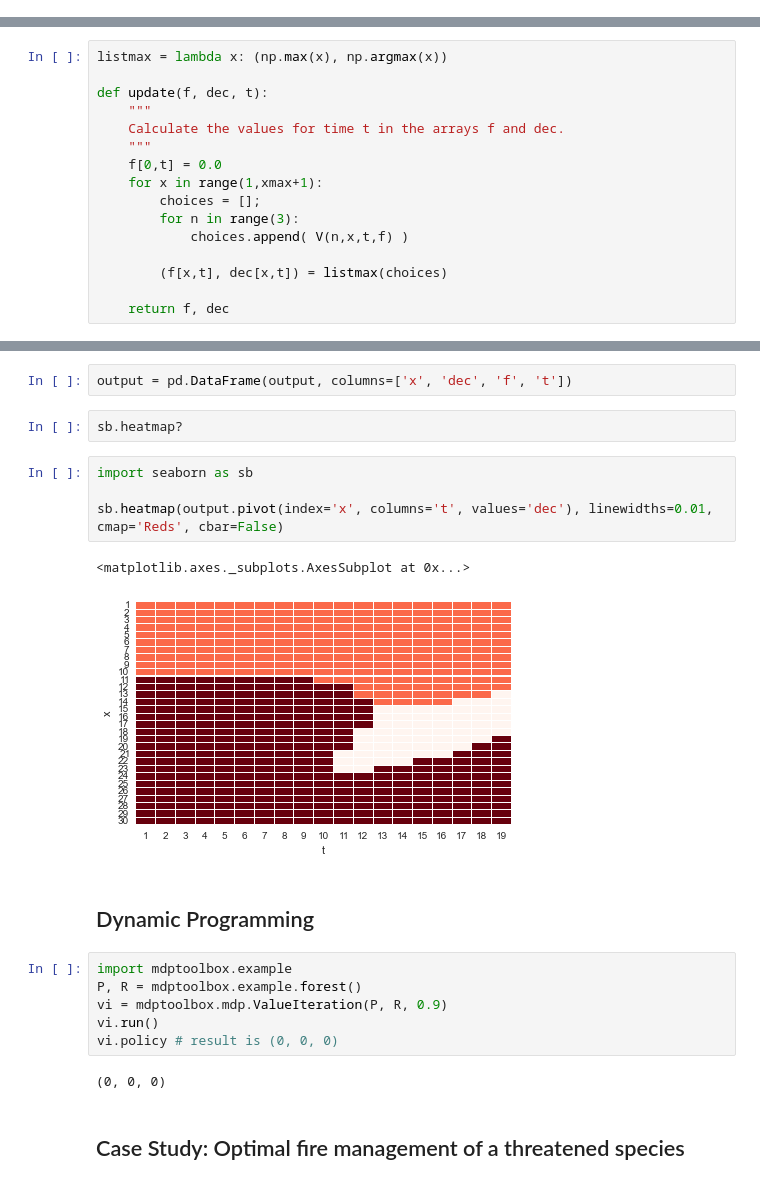
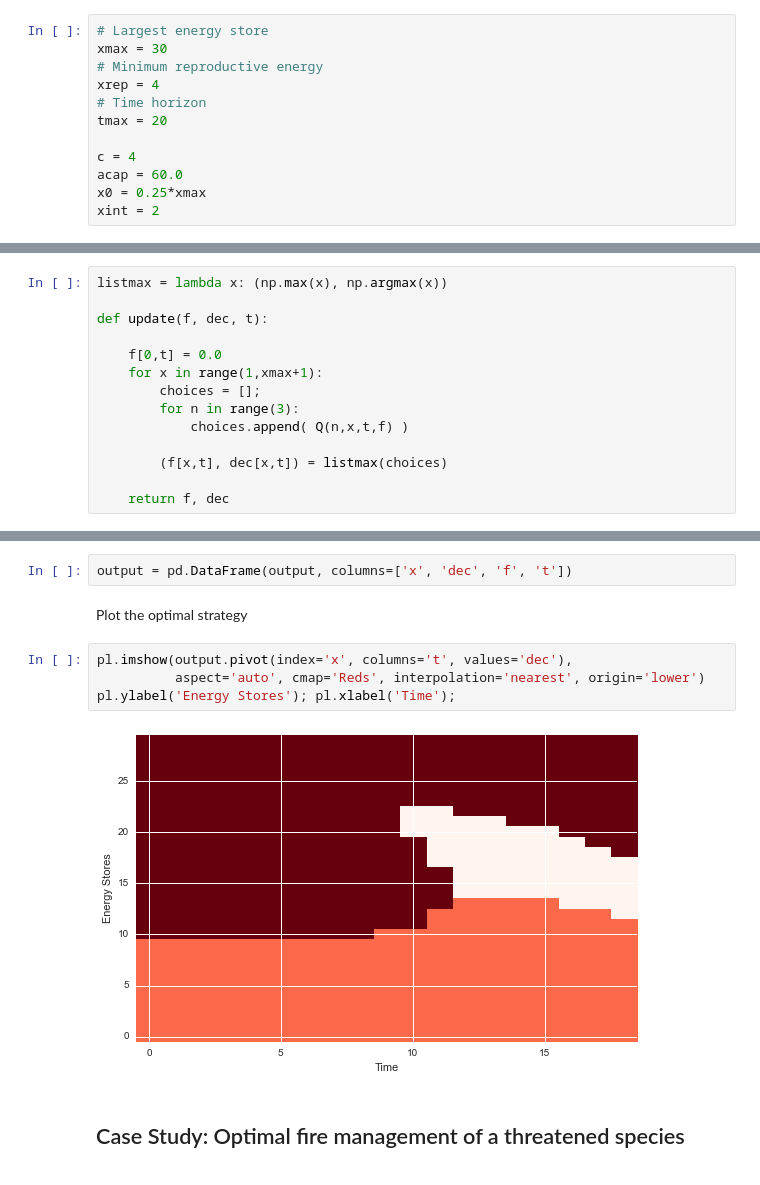
Before and after one commit to fonnesbeck/NCTC_course, a Jupyter notebook: Markov Decision Processes and Dynamic Optimization.ipynb, the cells around one changed output, grey strips where cells are left out. Drawn from its saved outputs; the diff is of its cells as text.

```diff
--- a/Markov Decision Processes and Dynamic Optimization.ipynb
+++ b/Markov Decision Processes and Dynamic Optimization.ipynb
@@ -454,0 +540,12 @@ pd.DataFrame({'m': m, 'p': p, 'y':y}, index=(1,2,3))
+# %%
+# Largest energy store
+xmax = 30
+# Minimum reproductive energy
+xrep = 4
+# Time horizon
+tmax = 20
+
+c = 4
+acap = 60.0
+x0 = 0.25*xmax
+xint = 2
@@ -490,14 +623,12 @@ def chop(x, min, max):
 listmax = lambda x: (np.max(x), np.argmax(x))
 
 def update(f, dec, t):
-    """
-    Calculate the values for time t in the arrays f and dec.
-    """
+
     f[0,t] = 0.0
     for x in range(1,xmax+1):
         choices = [];
         for n in range(3):
-            choices.append( V(n,x,t,f) )
+            choices.append( Q(n,x,t,f) )
 
         (f[x,t], dec[x,t]) = listmax(choices)
 
@@ -533,25 +655,14 @@ for t in range(tmax-1,0,-1):
         output.append(( x, dec[x,t]+1, f[x,t], t ))
 # %%
 output = pd.DataFrame(output, columns=['x', 'dec', 'f', 't'])
-# %%
-sb.heatmap?
-# %%
-import seaborn as sb
-
-sb.heatmap(output.pivot(index='x', columns='t', values='dec'), linewidths=0.01, cmap='Reds', cbar=False)
-# %% [output]
-<matplotlib.axes._subplots.AxesSubplot at 0x...>
-[figure, removed]
-# %% [markdown]
-## Dynamic Programming
-# %%
-import mdptoolbox.example
-P, R = mdptoolbox.example.forest()
-vi = mdptoolbox.mdp.ValueIteration(P, R, 0.9)
-vi.run()
-vi.policy # result is (0, 0, 0)
-# %% [output]
-(0, 0, 0)
+# %% [markdown]
+Plot the optimal strategy
+# %%
+pl.imshow(output.pivot(index='x', columns='t', values='dec'),
+          aspect='auto', cmap='Reds', interpolation='nearest', origin='lower')
+pl.ylabel('Energy Stores'); pl.xlabel('Time');
+# %% [output]
+[figure, added]
 # %% [markdown]
 ## Case Study: Optimal fire management of a threatened species
 # %% [markdown]
```
Also changed, not shown: parts of 30 cells of this notebook, 2 other files.
